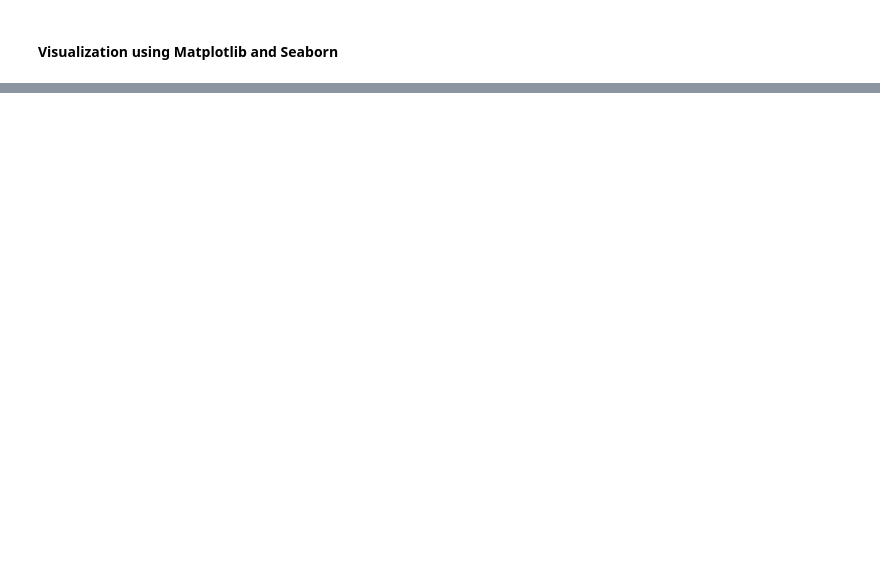
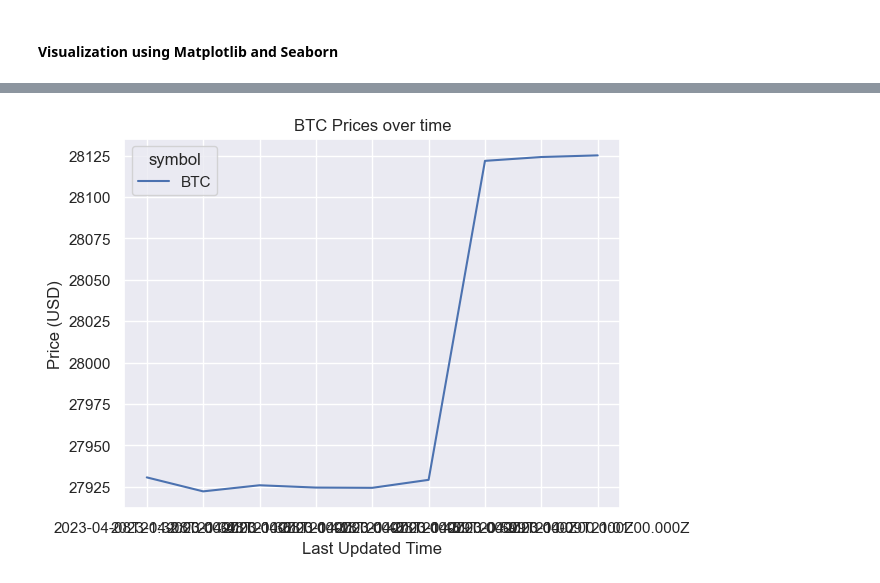
Before and after one commit to JYAKHWA/PythonPractice, a Jupyter notebook: Automating Crypto Website API.ipynb, the cells around one changed output, grey strips where cells are left out. Saved outputs shown, nothing was run; the diff lists cells and outputs as text; code cells hidden in the pictures; blank space fills up the shorter version.

```diff
--- a/Automating Crypto Website API.ipynb
+++ b/Automating Crypto Website API.ipynb
@@ -344,0 +407,6 @@ show_changes
+# %%
+# Query and visualize BTC values with USD Price and Timestamp from the csv file created.
+
+df_query = csv_reading [['symbol', 'quote.USD.price', 'quote.USD.last_updated']]
+df_query = df_query.query (" symbol == 'BTC' ")
+df_query
@@ -344,0 +426,12 @@ show_changes
+# %%
+# Visualize df_query
+
+sns.set_theme (style = 'darkgrid')         #needs to be kept before plot definition
+sns.lineplot (x = 'quote.USD.last_updated', y = 'quote.USD.price', data = df_query, hue = 'symbol', markers = True)
+
+plt.title ('BTC Prices over time')
+plt.xlabel ('Last Updated Time')
+plt.ylabel ('Price (USD)')
+plt.show ()
+# %% [output]
+[figure, added]
```
Also changed, not shown: parts of 16 cells of this notebook, 1 other file.
